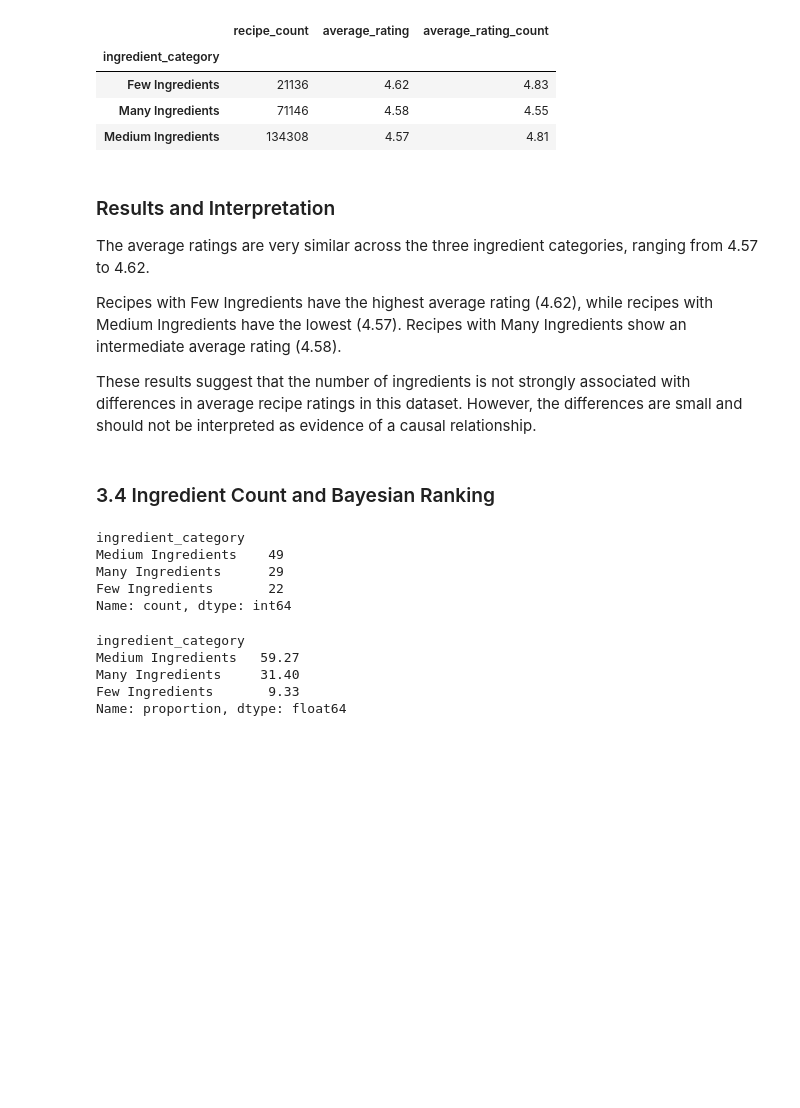
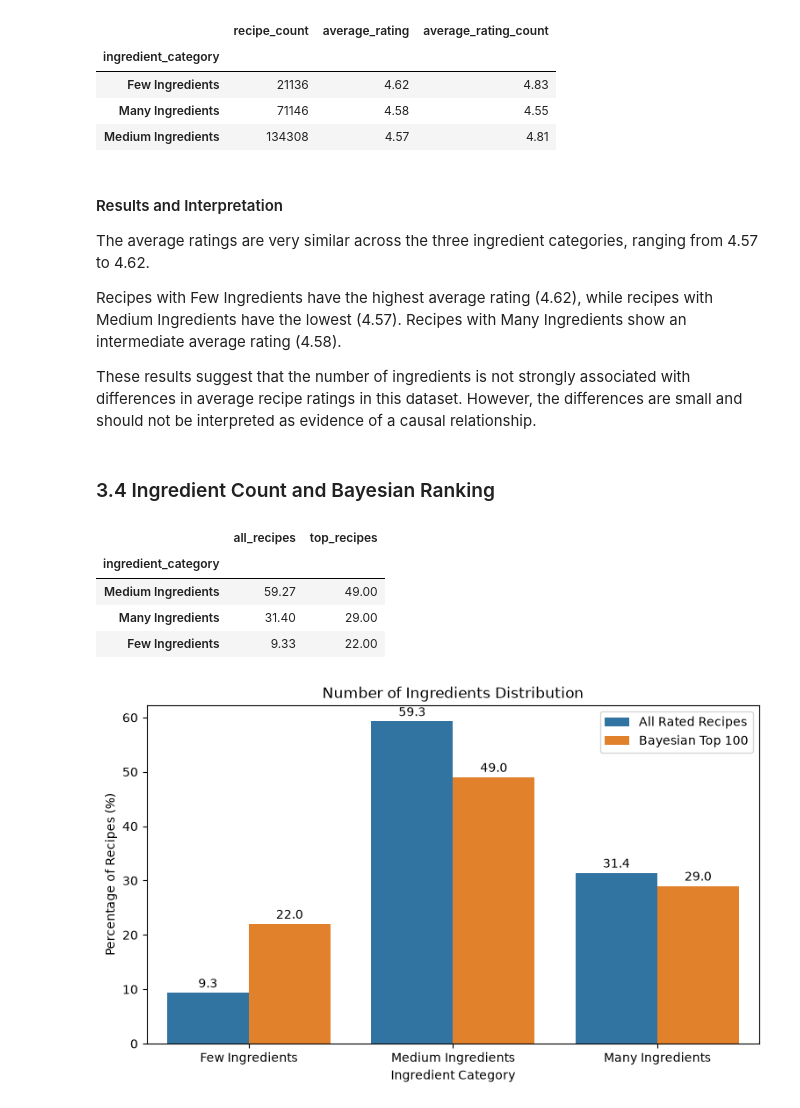
Before and after one commit to colosifederica2004-lgtm/rate_my_recipe, a Jupyter notebook: notebooks/02_recipe_characteristics.ipynb, the cells around one changed output. Drawn from its saved outputs; the diff is of its cells as text; code cells hidden in the pictures; blank space fills up the shorter version.

```diff
--- a/notebooks/02_recipe_characteristics.ipynb
+++ b/notebooks/02_recipe_characteristics.ipynb
@@ -294,18 +277,7 @@ Non-numeric values: 0
 Non-integer values: 0
 Non-positive values: 0
 # %%
-ingredient_categories = []
-
-for n in recipes["n_ingredients"]:
-    if n <= 4:
-        ingredient_categories.append("Few Ingredients")
-    elif n <= 10:
-        ingredient_categories.append("Medium Ingredients")
-    else:
-        ingredient_categories.append("Many Ingredients")
-
-recipes_ingredients = recipes.copy()
-recipes_ingredients["ingredient_category"] = ingredient_categories
+recipes_ingredients = add_ingredient_category(recipes)
 
 recipes_ingredients["ingredient_category"].value_counts()
 # %% [output]
@@ -342,7 +314,7 @@ display(ingredient_category_stats)
 | Many Ingredients | 71146 | 4.58 | 4.55 |
 | Medium Ingredients | 134308 | 4.57 | 4.81 |
 # %% [markdown]
-### Results and Interpretation
+#### Results and Interpretation
 
 The average ratings are very similar across the three ingredient categories, ranging from 4.57 to 4.62.
 
@@ -359,32 +331,27 @@ ranking_by_ingredient = weighted_ranking.merge(
     how="inner"
 )
 # %%
-top_100_ingredients = ranking_by_ingredient.nlargest(
-    100, "bayesian_score"
+ingredient_shares = compare_category_shares(
+    ranking_by_ingredient,
+    "ingredient_category",
+    top_n=100
 )
 
-ingredient_distribution_100 = (
-    top_100_ingredients["ingredient_category"].value_counts()
-)
-
-display(ingredient_distribution_100)
+display(ingredient_shares.round(2))
 # %% [output]
-ingredient_category
-Medium Ingredients    49
-Many Ingredients      29
-Few Ingredients       22
-Name: count, dtype: int64
+|  | all_recipes | top_recipes |
+| ingredient_category |  |  |
+| Medium Ingredients | 59.27 | 49.00 |
+| Many Ingredients | 31.40 | 29.00 |
+| Few Ingredients | 9.33 | 22.00 |
-# %%
-overall_ingredient_distribution = (
-    ranking_by_ingredient["ingredient_category"]
-    .value_counts(normalize=True) * 100
-)
-
-display(overall_ingredient_distribution.round(2))
-# %% [output]
-ingredient_category
-Medium Ingredients   59.27
-Many Ingredients     31.40
-Few Ingredients       9.33
-Name: proportion, dtype: float64
+# %%
+fig = category_shares_chart(
+    ingredient_shares,
+    ["Few Ingredients", "Medium Ingredients", "Many Ingredients"],
+    "Number of Ingredients Distribution",
+    "Ingredient Category"
+)
+plt.show()
+# %% [output]
+[figure, added]
 # %% [markdown]
```
Also changed, not shown: parts of 11 cells of this notebook, 13 other files.
